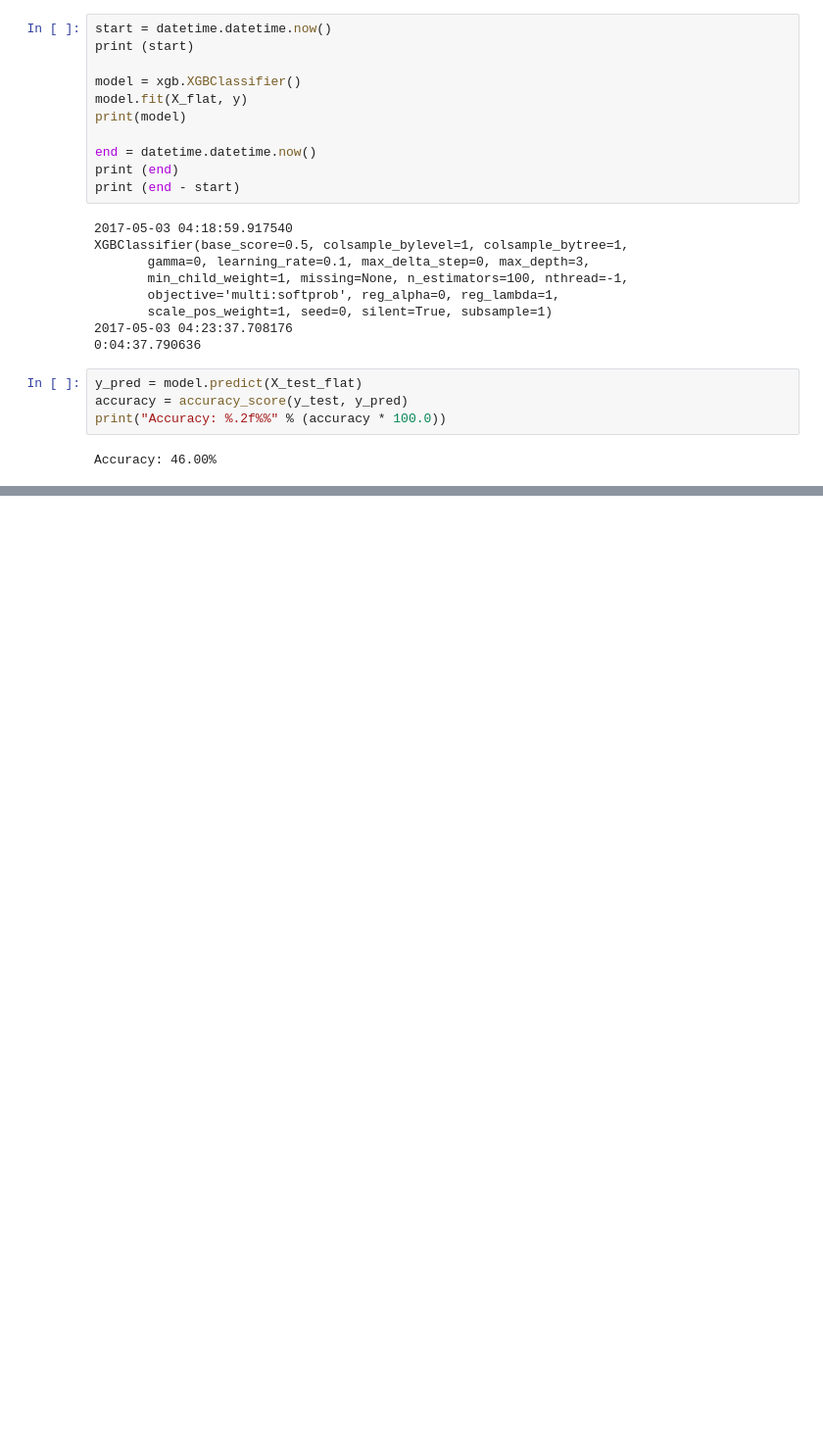
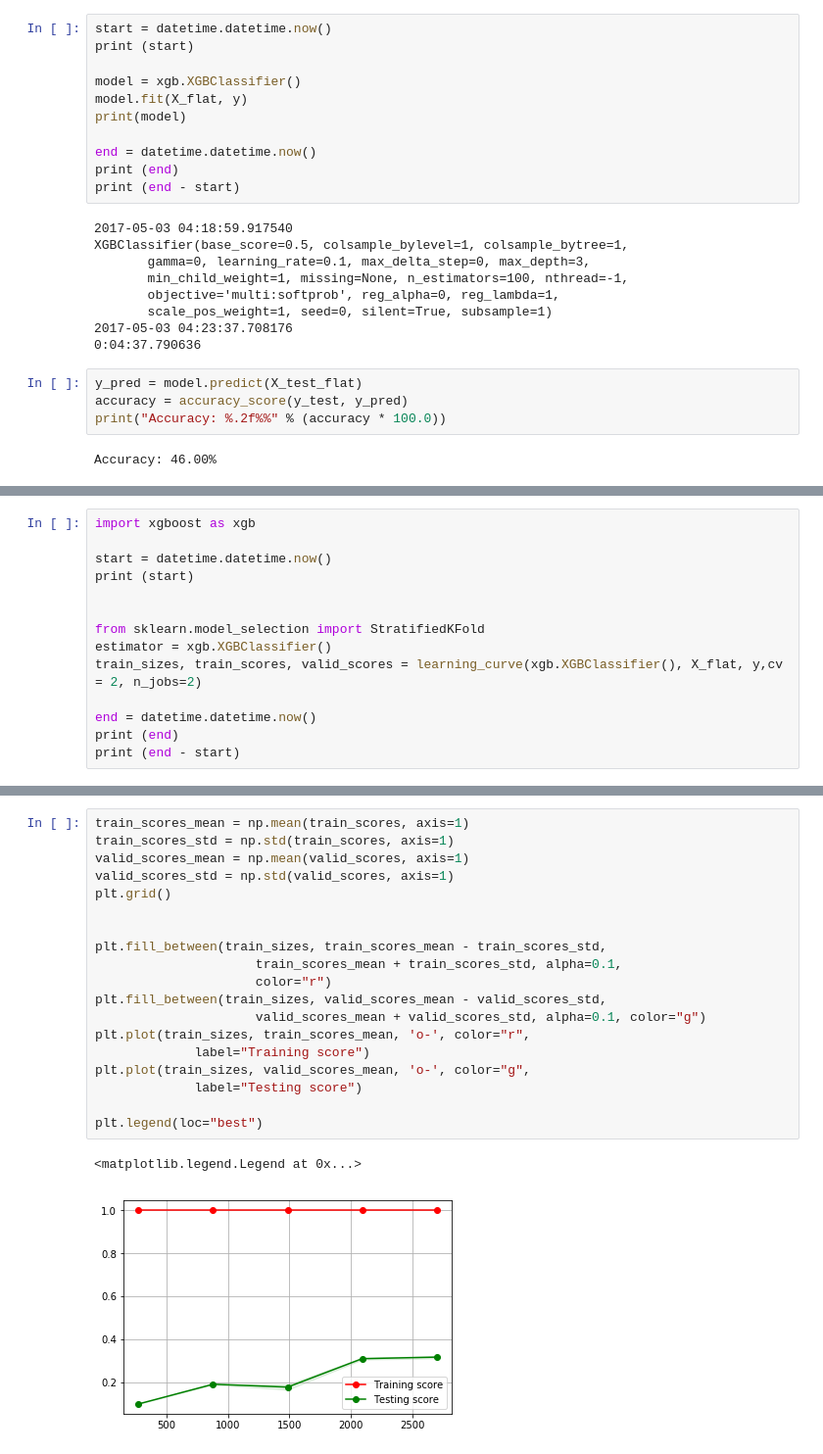
Before and after one commit to mgriffin1994/EE379K, a Jupyter notebook: FinalProj.ipynb, the cells around one changed output, grey strips where cells are left out. Shown at 98% size. Cells and saved outputs as stored; diff of their text form; blank space fills up the shorter version.

```diff
--- a/FinalProj.ipynb
+++ b/FinalProj.ipynb
@@ -356,0 +355,14 @@ array([ 360, 1170, 1980, 2790, 3600])
+# %%
+import xgboost as xgb
+
+start = datetime.datetime.now()
+print (start)
+
+
+from sklearn.model_selection import StratifiedKFold
+estimator = xgb.XGBClassifier()
+train_sizes, train_scores, valid_scores = learning_curve(xgb.XGBClassifier(), X_flat, y,cv = 2, n_jobs=2)
+
+end = datetime.datetime.now()
+print (end)
+print (end - start)
@@ -356,0 +373,22 @@ array([ 360, 1170, 1980, 2790, 3600])
+# %%
+train_scores_mean = np.mean(train_scores, axis=1)
+train_scores_std = np.std(train_scores, axis=1)
+valid_scores_mean = np.mean(valid_scores, axis=1)
+valid_scores_std = np.std(valid_scores, axis=1)
+plt.grid()
+
+
+plt.fill_between(train_sizes, train_scores_mean - train_scores_std,
+                     train_scores_mean + train_scores_std, alpha=0.1,
+                     color="r")
+plt.fill_between(train_sizes, valid_scores_mean - valid_scores_std,
+                     valid_scores_mean + valid_scores_std, alpha=0.1, color="g")
+plt.plot(train_sizes, train_scores_mean, 'o-', color="r",
+             label="Training score")
+plt.plot(train_sizes, valid_scores_mean, 'o-', color="g",
+             label="Testing score")
+
+plt.legend(loc="best")
+# %% [output]
+<matplotlib.legend.Legend at 0x...>
+[figure, added]
```
Also changed, not shown: parts of 5 cells of this notebook.
